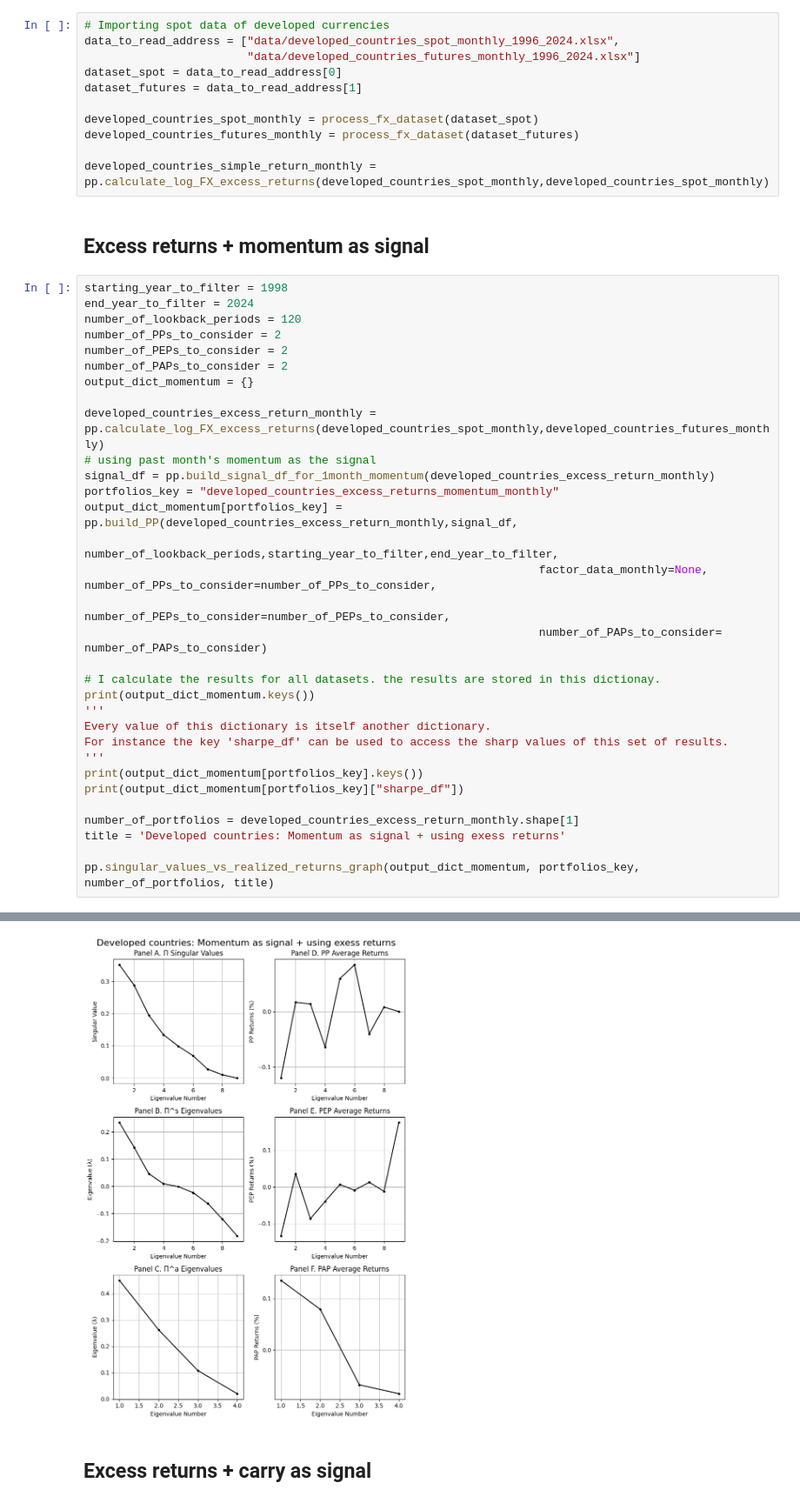
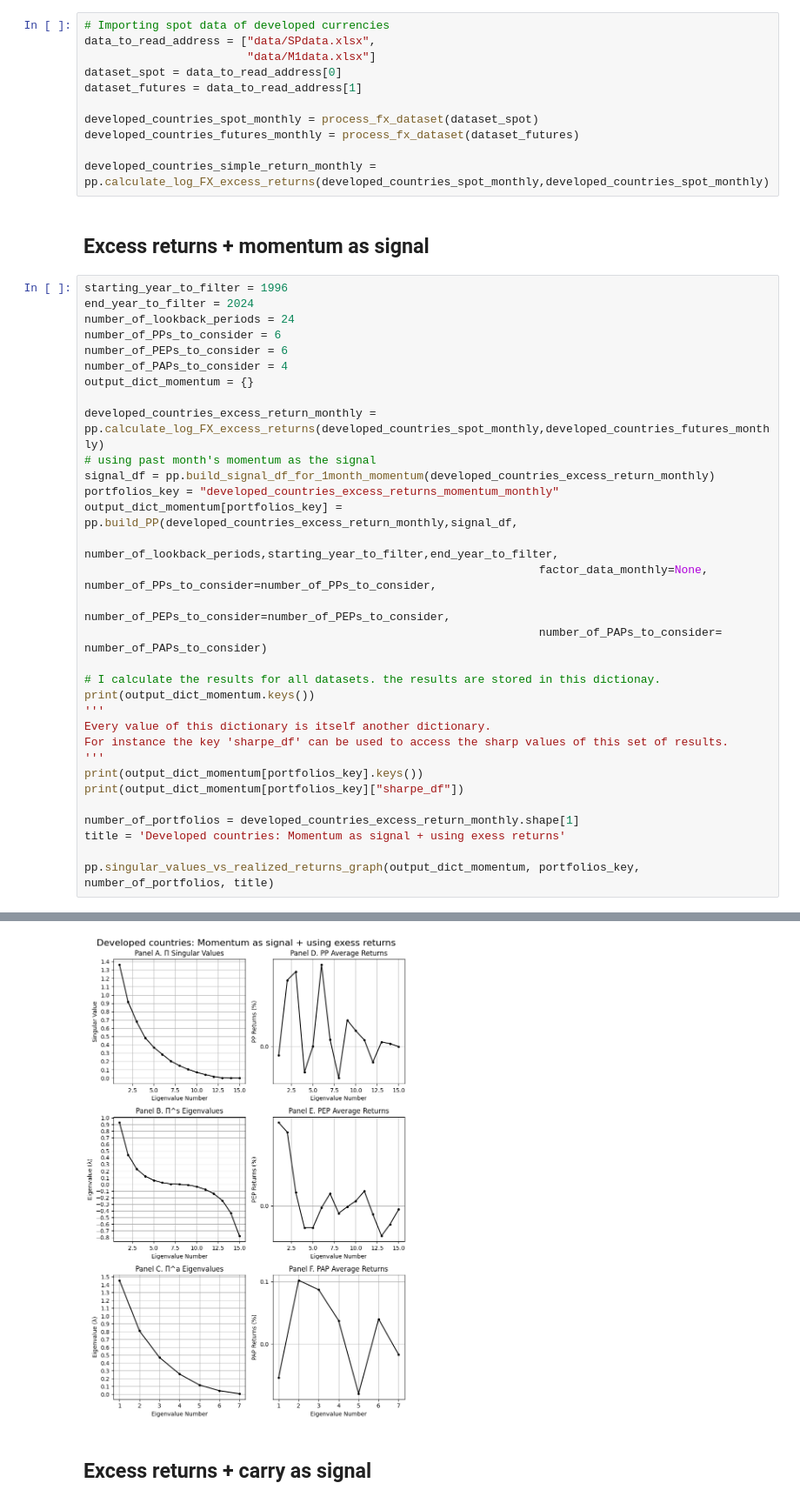
Before and after one commit to aminizadyar/Principal-Portfolios, a Jupyter notebook: PP_monthly_equity_FX.ipynb, the cells around one changed output, grey strips where cells are left out. Shown at 87% size. Saved outputs shown, nothing was run; the diff lists cells and outputs as text.

```diff
--- a/PP_monthly_equity_FX.ipynb
+++ b/PP_monthly_equity_FX.ipynb
@@ -17,8 +17,8 @@ def process_fx_dataset(adress):
     return df
 # %%
 # Importing spot data of developed currencies
-data_to_read_address = ["data/developed_countries_spot_monthly_1996_2024.xlsx",
-                        "data/developed_countries_futures_monthly_1996_2024.xlsx"]
+data_to_read_address = ["data/SPdata.xlsx",
+                        "data/M1data.xlsx"]
 dataset_spot = data_to_read_address[0]
 dataset_futures = data_to_read_address[1]
 
@@ -29,12 +29,12 @@ developed_countries_simple_return_monthly = pp.calculate_log_FX_excess_returns(d
 # %% [markdown]
 ## Excess returns + momentum as signal
 # %%
-starting_year_to_filter = 1998
+starting_year_to_filter = 1996
 end_year_to_filter = 2024
-number_of_lookback_periods = 120
-number_of_PPs_to_consider = 2
-number_of_PEPs_to_consider = 2
-number_of_PAPs_to_consider = 2
+number_of_lookback_periods = 24
+number_of_PPs_to_consider = 6
+number_of_PEPs_to_consider = 6
+number_of_PAPs_to_consider = 4
 output_dict_momentum = {}
 
 developed_countries_excess_return_monthly = pp.calculate_log_FX_excess_returns(developed_countries_spot_monthly,developed_countries_futures_monthly)
@@ -80,5 +80,5 @@ PEP and PAP 1-n                   0.179798
 dtype: float64
-[figure, old version]
+[figure, new version]
 # %% [markdown]
 ## Excess returns + carry as signal
 # %%
```
Also changed, not shown: parts of 3 cells of this notebook.
